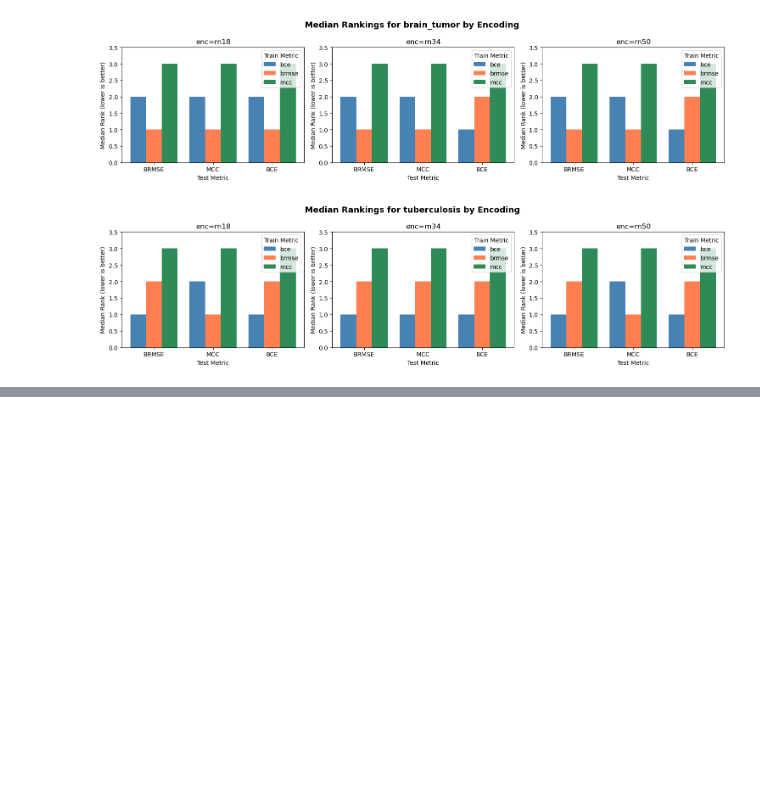
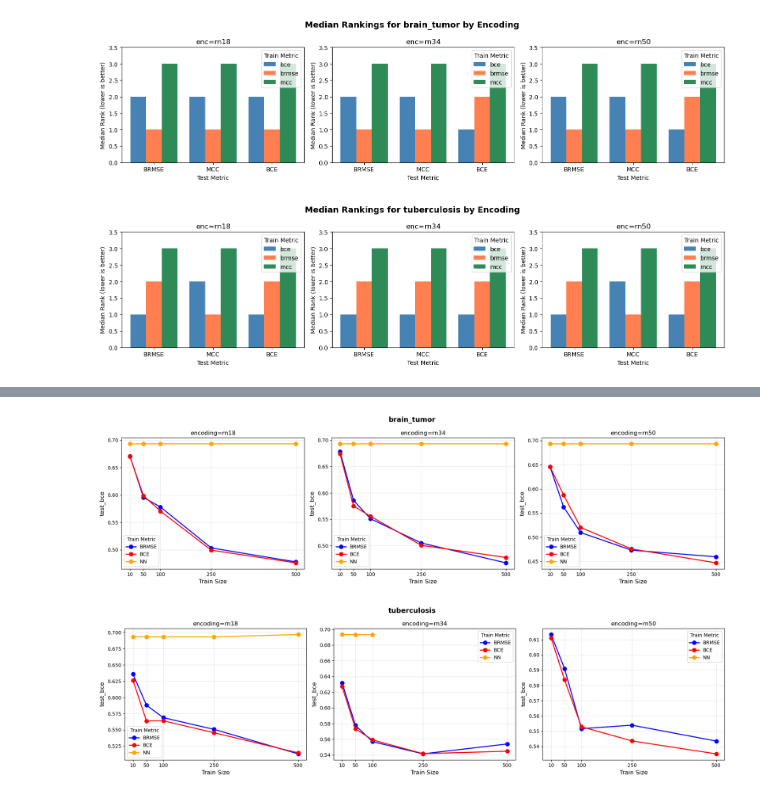
Before and after one commit to Fari98/NEVO-GSPT, a Jupyter notebook: visualizations/First Viz.ipynb, the cells around one changed output, grey strips where cells are left out. Drawn from its saved outputs; the diff is of its cells as text; code cells hidden in the pictures; blank space fills up the shorter version.

```diff
--- a/visualizations/First Viz.ipynb
+++ b/visualizations/First Viz.ipynb
@@ -353,0 +365,68 @@ for dataset in datasets:
+# %%
+# Keep only last generation for each run
+# df = df.merge(last_gen, on=['dataset', 'encoding', 'train_size', 'train_metric', 'seed', 'generation'])
+
+# Parameter to choose metric
+METRIC = 'test_bce'  # Change this to: 'test_brmse', 'test_mcc', or 'test_bce'
+
+# Colors for train_metric
+colors = {'brmse': 'blue', 'bce': 'red'}
+
+# Get unique datasets and encodings
+datasets = df['dataset'].unique()
+encodings = df['encoding'].unique()
+
+for dataset in datasets:
+    n_encodings = len([e for e in encodings if len(df[(df['dataset'] == dataset) & (df['encoding'] == e)]) > 0])
+
+    if n_encodings == 0:
+        continue
+
+    fig, axes = plt.subplots(1, n_encodings, figsize=(6 * n_encodings, 5), squeeze=False)
+    fig.suptitle(f'{dataset}', fontsize=14, fontweight='bold')
+
+    plot_idx = 0
+    for encoding in encodings:
+        subset = df[(df['dataset'] == dataset) & (df['encoding'] == encoding) & (df['generation'] == 1000)]
+
+
+
+        if len(subset) == 0:
+            continue
+
+        ax = axes[0, plot_idx]
+
+        for train_metric in ['brmse', 'bce']:
+            data = subset[subset['train_metric'] == train_metric]
+
+            if len(data) == 0:
+                continue
+
+            # Group by train_size and compute mean
+            grouped = data.groupby('train_size')[METRIC].median().sort_index()
+
+            color = colors.get(train_metric, 'gray')
+            ax.plot(grouped.index, grouped.values, 'o-', color=color, label=train_metric.upper(), linewidth=2, markersize=8)
+
+        subset_nn = baseline_nn[(baseline_nn['dataset'] == dataset) & (baseline_nn['encoding'] == encoding) ]
+
+        grouped_nn = subset_nn.groupby('train_size')[METRIC].median().sort_index()
+        ax.plot(grouped_nn.index, grouped_nn.values, 'o-', color='orange', label='NN', linewidth=2, markersize=8)
+
+        ax.set_xlabel('Train Size', fontsize=12)
+        ax.set_ylabel(METRIC, fontsize=12)
+        ax.set_title(f'encoding={encoding}', fontsize=12)
+        ax.legend(title='Train Metric')
+        ax.set_xticks(sorted(subset['train_size'].unique()))
+        ax.grid(True, alpha=0.3)
+
+        plot_idx += 1
+
+    plt.tight_layout()
+    # filename = f'perf_{dataset}_{METRIC}.png'
+    # plt.savefig(filename, dpi=150)
+    plt.show()
+    # print(f"Saved: {filename}")
+# %% [output]
+[figure, added]
+[figure, added]
```
Also changed, not shown: parts of 5 cells of this notebook, 14 other files.
